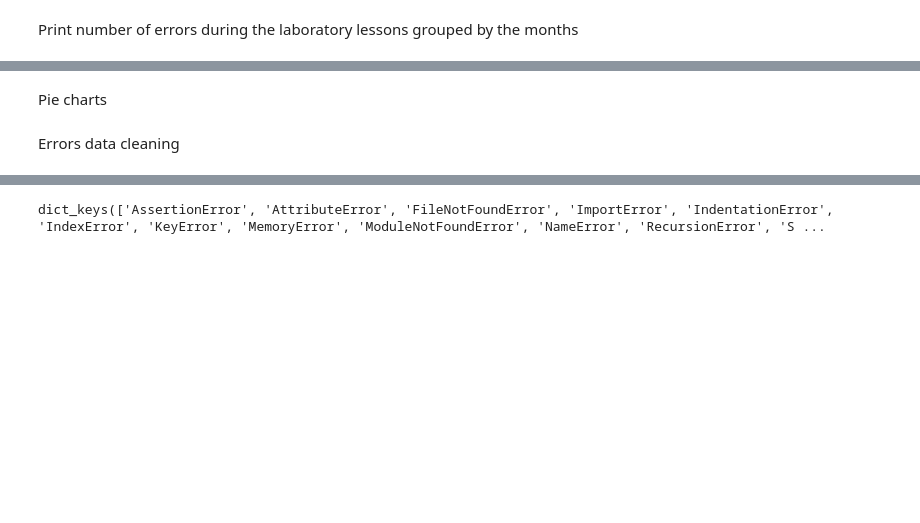
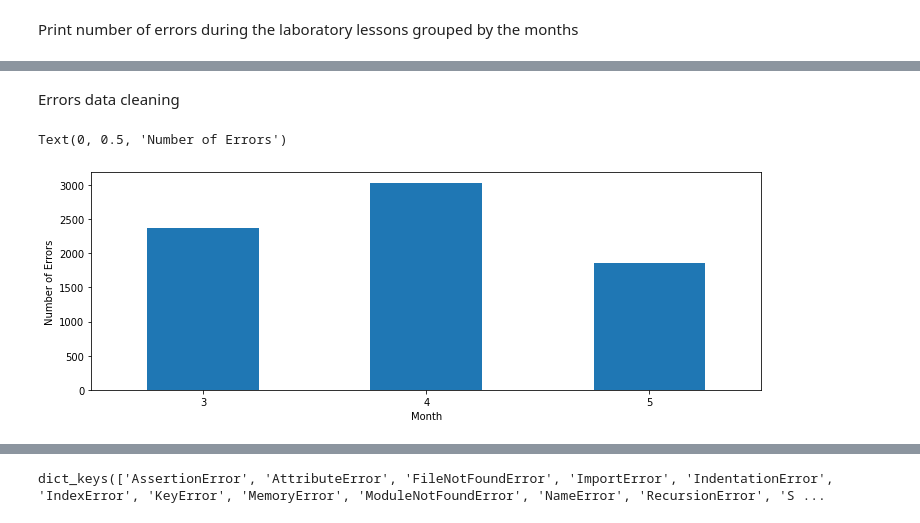
Before and after one commit to alefreda/thonny-log-analysis, a Jupyter notebook: Thonny_log_analysis.ipynb, the cells around one changed output, grey strips where cells are left out. Saved outputs shown, nothing was run; the diff lists cells and outputs as text; code cells hidden in the pictures; blank space fills up the shorter version.

```diff
--- a/Thonny_log_analysis.ipynb
+++ b/Thonny_log_analysis.ipynb
@@ -179,5 +170,3 @@ for group_name, df_group in df_grouped_month:
-# %% [markdown]
-Pie charts
 # %% [markdown]
 Errors data cleaning
 # %%
@@ -207,3 +196,11 @@ df.drop(index=df[df['error_type'] == 'Help on class str in module builtins'].ind
 
 
 new_df_errors = df[df['error_type'].notna()]
+# %%
+fig, axs = plt.subplots(figsize=(12, 4))
+new_df_errors.groupby(new_df_errors["time"].dt.month)["error_type"].count().plot(kind='bar', rot=0, ax=axs)
+plt.xlabel("Month")
+plt.ylabel("Number of Errors")
+# %% [output]
+Text(0, 0.5, 'Number of Errors')
+[figure, added]
```
Also changed, not shown: parts of 16 cells of this notebook, 1 other file.
